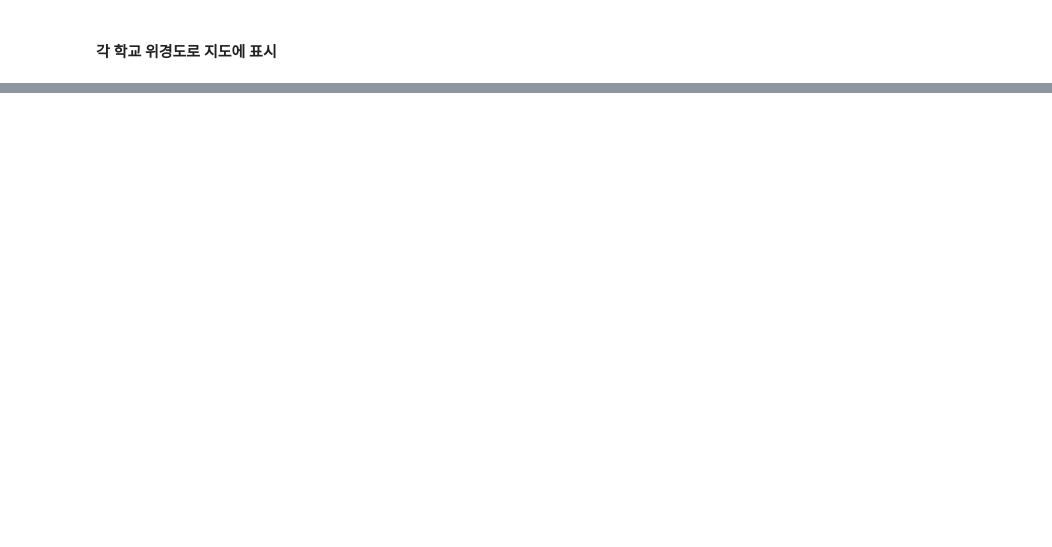
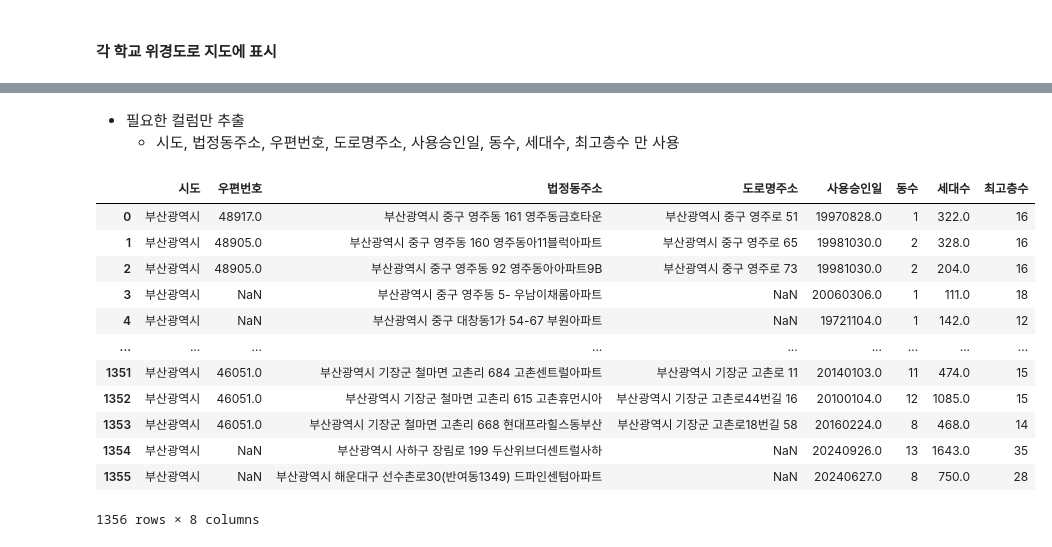
Before and after one commit to hugoMGSung/works-need-it-data-analysis, a Jupyter notebook: hugo-personal-project-2024/hg03-elementaryschools-analysis_new.ipynb, the cells around one changed output, grey strips where cells are left out. Drawn from its saved outputs; the diff is of its cells as text; code cells hidden in the pictures; blank space fills up the shorter version.

```diff
--- a/hugo-personal-project-2024/hg03-elementaryschools-analysis_new.ipynb
+++ b/hugo-personal-project-2024/hg03-elementaryschools-analysis_new.ipynb
@@ -227,0 +235,2 @@ map
+# %%
+df_busan_apts = pd.read_excel('./20241213_부산아파트_기본정보.xlsx')
@@ -227,0 +247,19 @@ map
+# %% [markdown]
+- 필요한 컬럼만 추출
+    - 시도, 법정동주소, 우편번호, 도로명주소, 사용승인일, 동수, 세대수, 최고층수 만 사용
+# %%
+df_busan_apts[['시도', '우편번호', '법정동주소', '도로명주소', '사용승인일', '동수', '세대수', '최고층수']]
+# %% [output]
+|  | 시도 | 우편번호 | 법정동주소 | 도로명주소 | 사용승인일 | 동수 | 세대수 | 최고층수 |
+| 0 | 부산광역시 | 48917.0 | 부산광역시 중구 영주동 161 영주동금호타운 | 부산광역시 중구 영주로 51 | 19970828.0 | 1 | 322.0 | 16 |
+| 1 | 부산광역시 | 48905.0 | 부산광역시 중구 영주동 160 영주동아11블럭아파트 | 부산광역시 중구 영주로 65 | 19981030.0 | 2 | 328.0 | 16 |
+| 2 | 부산광역시 | 48905.0 | 부산광역시 중구 영주동 92 영주동아아파트9B | 부산광역시 중구 영주로 73 | 19981030.0 | 2 | 204.0 | 16 |
+| 3 | 부산광역시 | NaN | 부산광역시 중구 영주동 5- 우남이채롬아파트 | NaN | 20060306.0 | 1 | 111.0 | 18 |
+| 4 | 부산광역시 | NaN | 부산광역시 중구 대창동1가 54-67 부원아파트 | NaN | 19721104.0 | 1 | 142.0 | 12 |
+| ... | ... | ... | ... | ... | ... | ... | ... | ... |
+| 1351 | 부산광역시 | 46051.0 | 부산광역시 기장군 철마면 고촌리 684 고촌센트럴아파트 | 부산광역시 기장군 고촌로 11 | 20140103.0 | 11 | 474.0 | 15 |
+| 1352 | 부산광역시 | 46051.0 | 부산광역시 기장군 철마면 고촌리 615 고촌휴먼시아 | 부산광역시 기장군 고촌로44번길 16 | 20100104.0 | 12 | 1085.0 | 15 |
+| 1353 | 부산광역시 | 46051.0 | 부산광역시 기장군 철마면 고촌리 668 현대프라힐스동부산 | 부산광역시 기장군 고촌로18번길 58 | 20160224.0 | 8 | 468.0 | 14 |
+| 1354 | 부산광역시 | NaN | 부산광역시 사하구 장림로 199 두산위브더센트럴사하 | NaN | 20240926.0 | 13 | 1643.0 | 35 |
+| 1355 | 부산광역시 | NaN | 부산광역시 해운대구 선수촌로30(반여동1349) 드파인센텀아파트 | NaN | 20240627.0 | 8 | 750.0 | 28 |
+1356 rows × 8 columns
```
Also changed, not shown: parts of 21 cells of this notebook, 7 other files.
